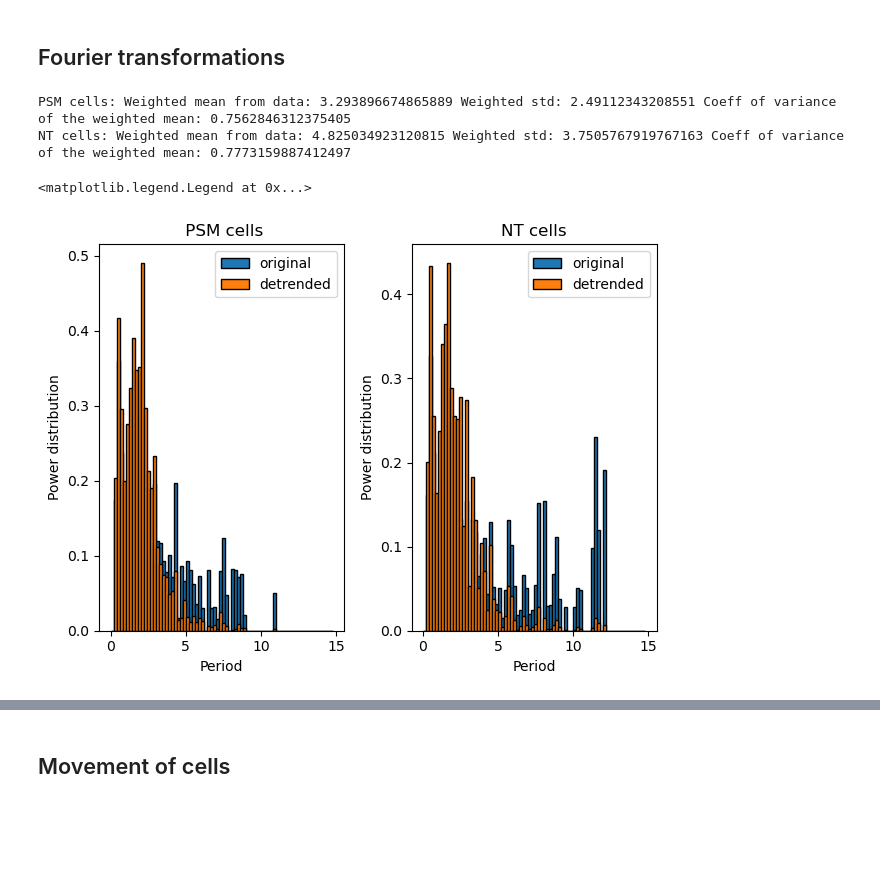
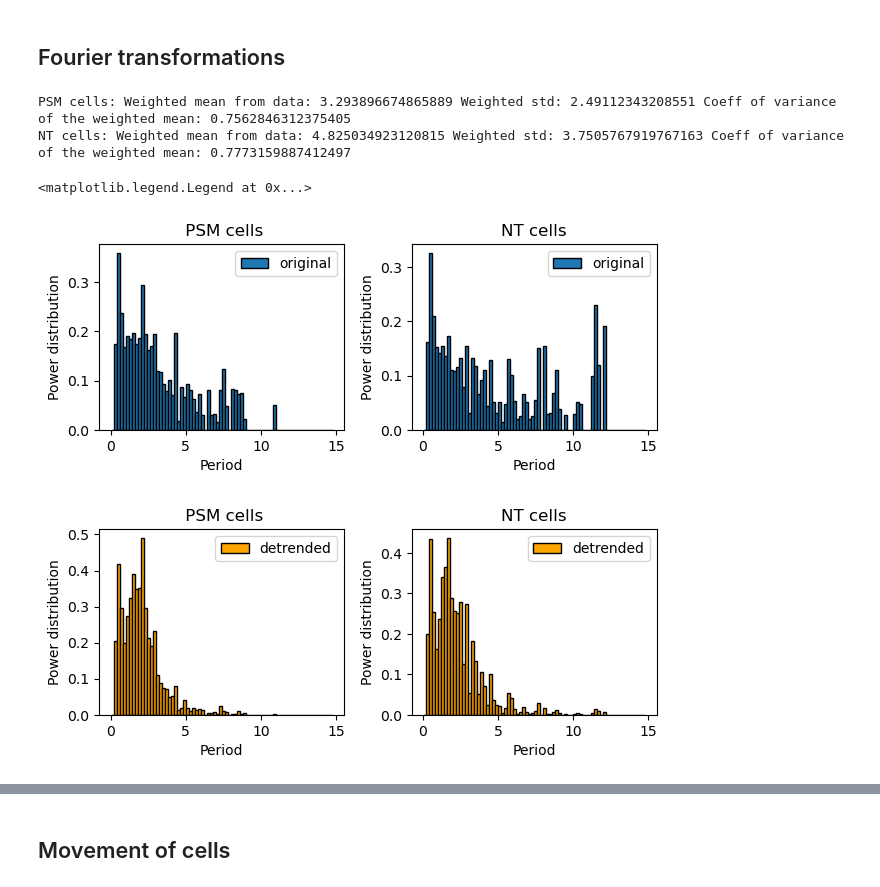
Before and after one commit to kbmcdonnell/2025_mouse_oscillations_MEP_Kate_McDonnell, a Jupyter notebook: Data/data_analysis.ipynb, the cells around one changed output, grey strips where cells are left out. Cells and saved outputs as stored; diff of their text form; code cells hidden in the pictures; blank space fills up the shorter version.

Commit message:
restore files without big data file

```diff
--- a/Data/data_analysis.ipynb
+++ b/Data/data_analysis.ipynb
@@ -112,7 +112,7 @@ def Fourier_analysis(type, trending = False, signal_plot = False, period_plot =
     for i in index:
         signal = data[data['Cell ID'] == i]['Spot center intensity Center ch1'].values # Signal converted to array
         signal = signal / np.mean(signal) # Normalise signal
-        signal = rolling_average(signal, window_length_smooth)
+        signal = rolling_average(signal, window_length_smooth) #smoothen signal
         #signal = signal - np.mean(signal)
         # save smoothened signal to data
         data.loc[data['Cell ID'] == i, 'Smoothened spot cnt intensity ch1'] = signal
@@ -128,7 +128,7 @@ def Fourier_analysis(type, trending = False, signal_plot = False, period_plot =
 
         if signal_plot:
             plt.figure()
-            plt.plot(signal, label=data[data['Cell ID'] == i]['Label'].values[0])
+            plt.plot(10*np.arange(len(signal)), signal, label=data[data['Cell ID'] == i]['Label'].values[0])
             plt.xlabel('Time (min)')
             plt.ylabel('Mean normalised intensity')
             plt.title(f'Trending: {trending}')
@@ -160,7 +160,7 @@ def Fourier_analysis(type, trending = False, signal_plot = False, period_plot =
     weighted_mean = np.average(period_array, weights=magnitudes_array)
     weighted_std = np.sqrt(np.average((period_array - weighted_mean)**2, weights=magnitudes_array))
 
-    return period_array, magnitudes_array, weighted_mean, weighted_std
+    return period_array, magnitudes_array, weighted_mean, weighted_std, signal
 
 def Gaussian_fit(data, weights):
     # Weighted mean and standard deviation
@@ -192,10 +192,10 @@ def compute_fwhm(hist, bin_edges):
     return fwhm, half_max
 # %%
 # Compute the Fourier analysis for PSM cells and NT cells
-period_array_PSM, magnitudes_array_PSM, weighted_mean_PSM_data, weighted_std_PSM_data = Fourier_analysis('PSM', trending = False)
-period_array_NT, magnitudes_array_NT, weighted_mean_NT_data, weighted_std_NT_data = Fourier_analysis('NT', trending = False)
-period_array_PSM_detrend, magnitudes_array_PSM_detrend, weighted_mean_PSM_detrend, weighted_std_PSM_detrend = Fourier_analysis('PSM', trending = True)
-period_array_NT_detrend, magnitudes_array_NT_detrend, weighted_mean_NT_detrend, weighted_std_NT_detrend = Fourier_analysis('NT', trending = True)
+period_array_PSM, magnitudes_array_PSM, weighted_mean_PSM_data, weighted_std_PSM_data, _= Fourier_analysis('PSM', trending = False)
+period_array_NT, magnitudes_array_NT, weighted_mean_NT_data, weighted_std_NT_data, _ = Fourier_analysis('NT', trending = False)
+period_array_PSM_detrend, magnitudes_array_PSM_detrend, weighted_mean_PSM_detrend, weighted_std_PSM_detrend, _ = Fourier_analysis('PSM', trending = True)
+period_array_NT_detrend, magnitudes_array_NT_detrend, weighted_mean_NT_detrend, weighted_std_NT_detrend, _ = Fourier_analysis('NT', trending = True)
 
 print('PSM cells: Weighted mean from data:', weighted_mean_PSM_data, 'Weighted std:', weighted_std_PSM_data, 'Coeff of variance of the weighted mean:', weighted_std_PSM_data/weighted_mean_PSM_data)
 print('NT cells: Weighted mean from data:', weighted_mean_NT_data, 'Weighted std:', weighted_std_NT_data, 'Coeff of variance of the weighted mean:', weighted_std_NT_data/weighted_mean_NT_data)
@@ -228,53 +228,69 @@ PSM_detrend_hist, PSM_detrend_bins, PSM_detrend_fwhm, PSM_detrend_half_max = his
 NT_detrend_hist, NT_detrend_bins, NT_detrend_fwhm, NT_detrend_half_max = histogram(period_array_NT_detrend, magnitudes_array_NT_detrend, 'NT cells detrended')
 
 plt.figure()
-plt.subplot(1,2,1)
+plt.subplot(2,2,1)
 plt.bar(PSM_bins[:-1], PSM_hist, width=np.diff(PSM_bins), edgecolor="black", align="edge", label = 'original')
-plt.bar(PSM_detrend_bins[:-1], PSM_detrend_hist, width=np.diff(PSM_detrend_bins), edgecolor="black", align="edge", label = 'detrended')
 plt.xlabel('Period')
 plt.ylabel('Power distribution')
 plt.title(' PSM cells')
 plt.legend()
 
-plt.subplot(1,2,2)
+plt.subplot(2,2,2)
 plt.bar(NT_bins[:-1], NT_hist, width=np.diff(NT_bins), edgecolor="black", align="edge", label = 'original')
-plt.bar(NT_detrend_bins[:-1], NT_detrend_hist, width=np.diff(NT_detrend_bins), edgecolor="black", align="edge", label = 'detrended')
 plt.xlabel('Period')
 plt.ylabel('Power distribution')
 plt.title('NT cells')
 plt.tight_layout()
 plt.legend()
+
+plt.figure()
+plt.subplot(2,2,3)
+plt.bar(PSM_detrend_bins[:-1], PSM_detrend_hist, width=np.diff(PSM_detrend_bins), edgecolor="black", align="edge", label = 'detrended', color= 'orange')
+plt.xlabel('Period')
+plt.ylabel('Power distribution')
+plt.title(' PSM cells')
+plt.legend()
+
+plt.subplot(2,2,4)
+plt.bar(NT_detrend_bins[:-1], NT_detrend_hist, width=np.diff(NT_detrend_bins), edgecolor="black", align="edge", label = 'detrended', color= 'orange')
+plt.xlabel('Period')
+plt.ylabel('Power distribution')
+plt.title('NT cells')
+plt.tight_layout()
+plt.legend()
+
 
 # hist_PSM, bin_edges_PSM = np.histogram(period_array_PSM, bins=bins, weights=magnitudes_array_PSM, density=True)
 # hist_NT, bin_edges_NT = np.histogram(period_array_NT, bins=bins, weights=magnitudes_array_NT, density=True)
 
 # fwhm_PSM, half_max_PSM = compute_fwhm(hist_PSM, bin_edges_PSM)
 # fwhm_NT, half_max_NT = compute_fwhm(hist_NT, bin_edges_NT)
 
 # # Plot the histograms
 # plt.figure()
 # plt.subplot(1,2,1)
 # plt.bar(bin_edges_PSM[:-1], hist_PSM, width=np.diff(bin_edges_PSM), edgecolor="black", align="edge")
 # plt.axhline(half_max_PSM, color='red', linestyle='--', label=f'Half Maximum: {fwhm_PSM:.2f} hours')
 # #plt.plot(x_PSM, p_PSM, 'k', linewidth=2, label=f'Fit: $\mu$={weighted_mean_PSM:.2f}, $\sigma$={weighted_std_PSM:.2f}')
 # plt.xlabel('Period')
 # plt.ylabel('Power distribution')
 # plt.title(' PSM cells')
 # plt.legend()
 
 # plt.subplot(1,2,2)
 # plt.bar(bin_edges_NT[:-1], hist_NT, width=np.diff(bin_edges_NT), edgecolor="black", align="edge")
 # #plt.plot(x_NT, p_NT, 'k', linewidth=2, label=f'Fit: $\mu$={weighted_mean_NT:.2f}, $\sigma$={weighted_std_NT:.2f}')
 # plt.axhline(half_max_NT, color='red', linestyle='--', label=f'Half Maximum: {fwhm_NT:.2f} hours')
 # plt.xlabel('Period')
 # plt.ylabel('Power distribution')
 # plt.title('NT cells')
 # plt.tight_layout()
 # plt.legend()
 # plt.show()
 # %% [output]
 PSM cells: Weighted mean from data: 3.293896674865889 Weighted std: 2.49112343208551 Coeff of variance of the weighted mean: 0.7562846312375405
 NT cells: Weighted mean from data: 4.825034923120815 Weighted std: 3.7505767919767163 Coeff of variance of the weighted mean: 0.7773159887412497
 <matplotlib.legend.Legend at 0x...>
-[figure, old version]
+[figure, new version]
+[figure, added]
 # %%
```
Also changed, not shown: parts of 1 cell of this notebook, 20 other files.
